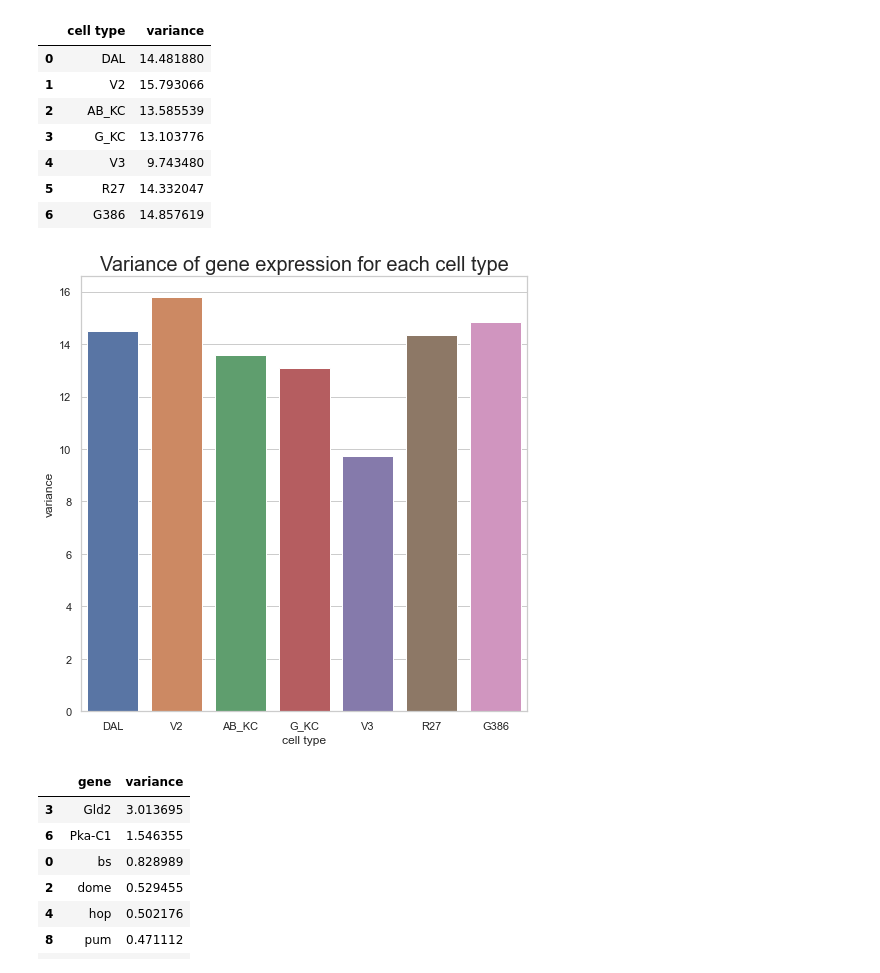
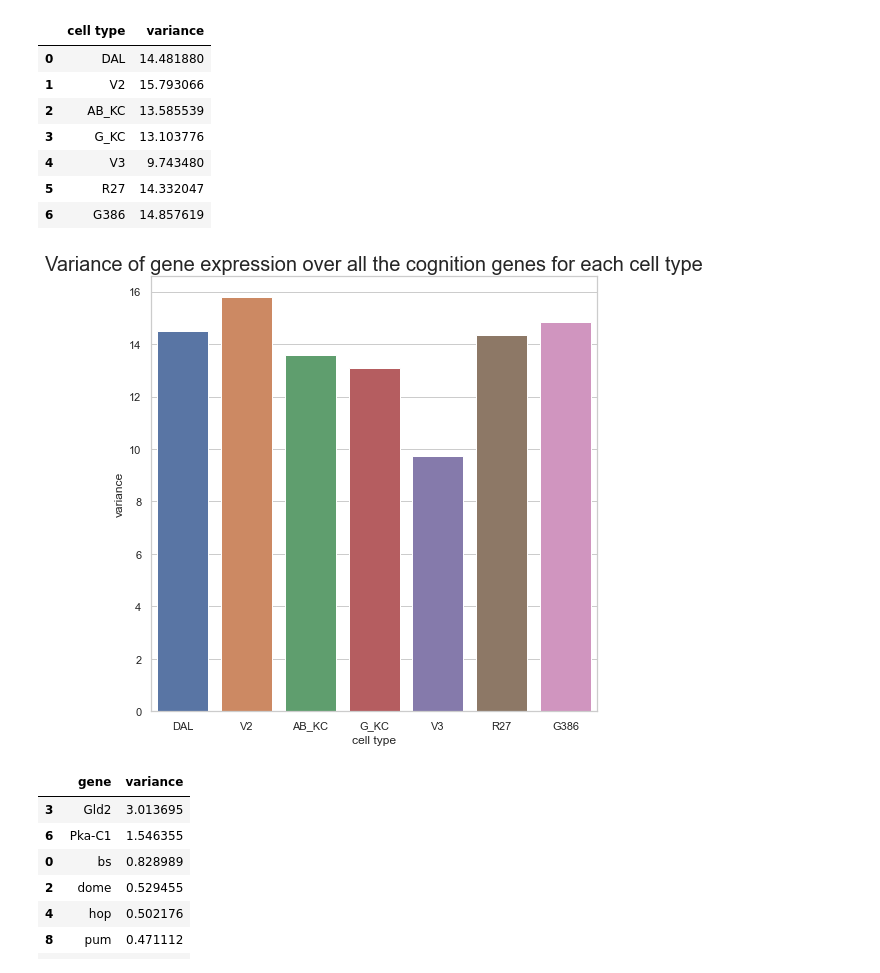
Before and after one commit to marieanselmet/genetic_link_metabolism_neurodegeneration, a Jupyter notebook: single_cell_RNAseq_MB/single_cell_RNAseq.ipynb, the cells around one changed output. Saved outputs shown, nothing was run; the diff lists cells and outputs as text; code cells hidden in the pictures.

```diff
--- a/single_cell_RNAseq_MB/single_cell_RNAseq.ipynb
+++ b/single_cell_RNAseq_MB/single_cell_RNAseq.ipynb
@@ -416,12 +411,12 @@ top_variances_cell_types
 # %%
 # Plot variances in a bar plot
 sns.set_theme(style="whitegrid")
 fig = plt.figure(figsize = (8,8))
 ax = fig.add_subplot(1,1,1)
-ax.set_title('Variance of gene expression for each cell type', fontsize = 20)
+ax.set_title('Variance of gene expression over all the cognition genes for each cell type', fontsize = 20)
 ax = sns.barplot(x='cell type', y='variance', data=top_variances_cell_types)
 # %% [output]
-[figure, old version]
+[figure, new version]
 # %%
 # Now variance across genes
 top_variances_cognition_genes = pd.DataFrame()
```
Also changed, not shown: parts of 41 cells of this notebook.
